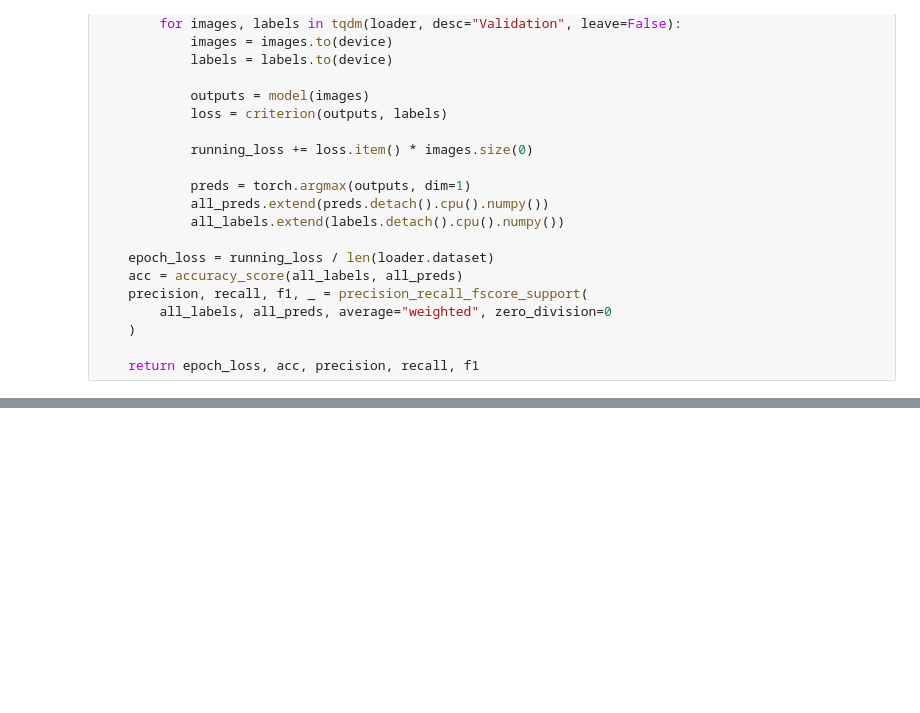
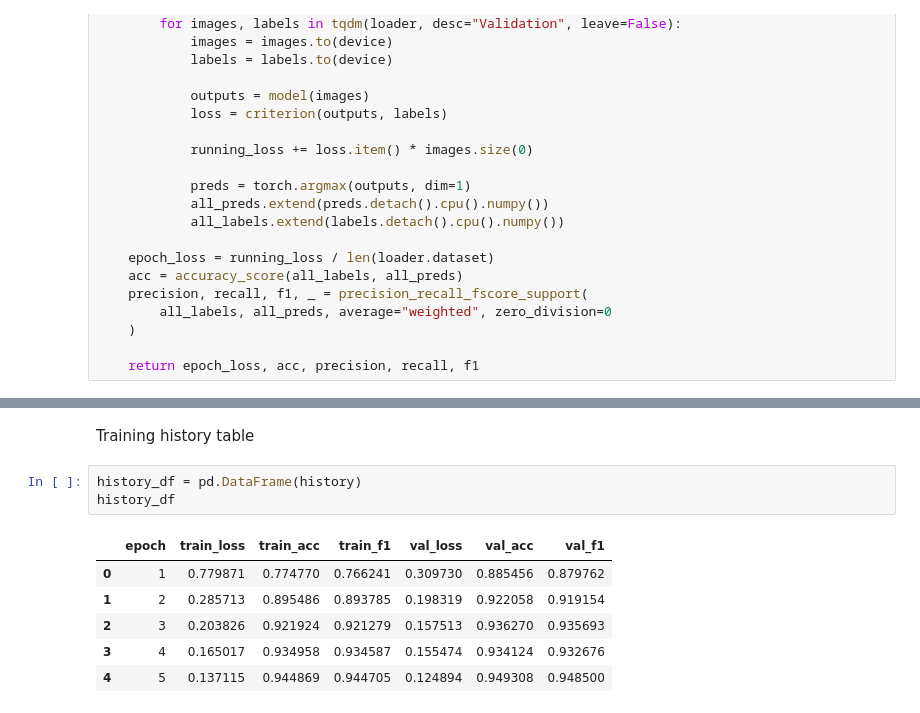
Before and after one commit to Salman5371/Multi-crop-plant-disease-detection, a Jupyter notebook: Notebooks/02_mobilenetv2_pilot.ipynb, the cells around one changed output, grey strips where cells are left out. Saved outputs shown, nothing was run; the diff lists cells and outputs as text; blank space fills up the shorter version.

```diff
--- a/Notebooks/02_mobilenetv2_pilot.ipynb
+++ b/Notebooks/02_mobilenetv2_pilot.ipynb
@@ -316,0 +334,12 @@ Epoch [2/5]
+# %% [markdown]
+Training history table
+# %%
+history_df = pd.DataFrame(history)
+history_df
+# %% [output]
+|  | epoch | train_loss | train_acc | train_f1 | val_loss | val_acc | val_f1 |
+| 0 | 1 | 0.779871 | 0.774770 | 0.766241 | 0.309730 | 0.885456 | 0.879762 |
+| 1 | 2 | 0.285713 | 0.895486 | 0.893785 | 0.198319 | 0.922058 | 0.919154 |
+| 2 | 3 | 0.203826 | 0.921924 | 0.921279 | 0.157513 | 0.936270 | 0.935693 |
+| 3 | 4 | 0.165017 | 0.934958 | 0.934587 | 0.155474 | 0.934124 | 0.932676 |
+| 4 | 5 | 0.137115 | 0.944869 | 0.944705 | 0.124894 | 0.949308 | 0.948500 |
```
Also changed, not shown: parts of 25 cells of this notebook.
